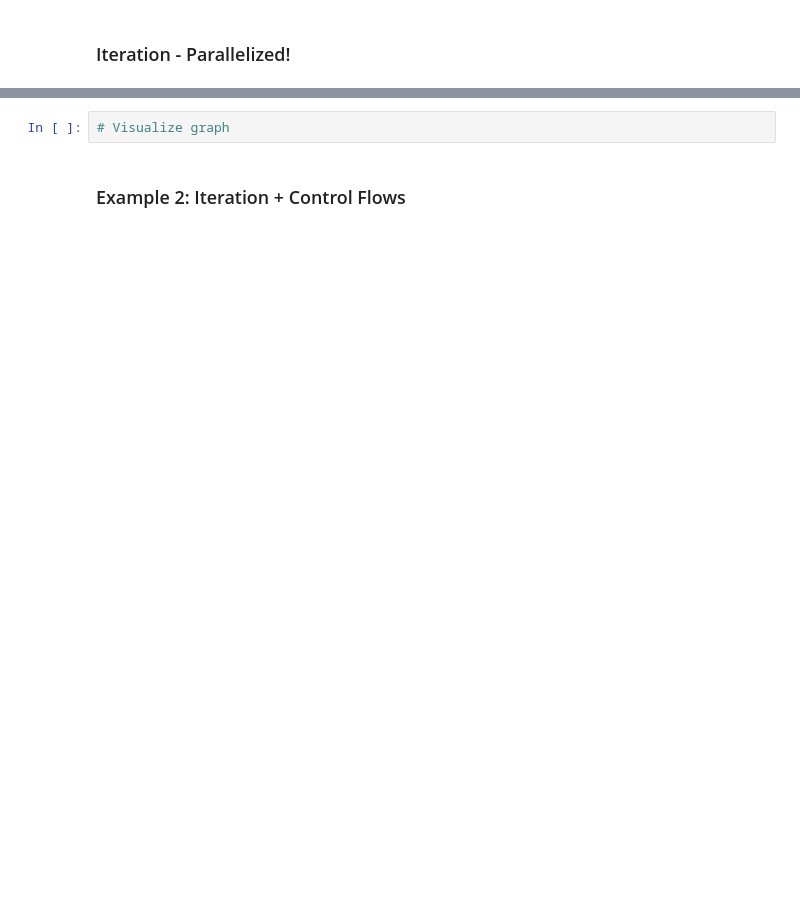
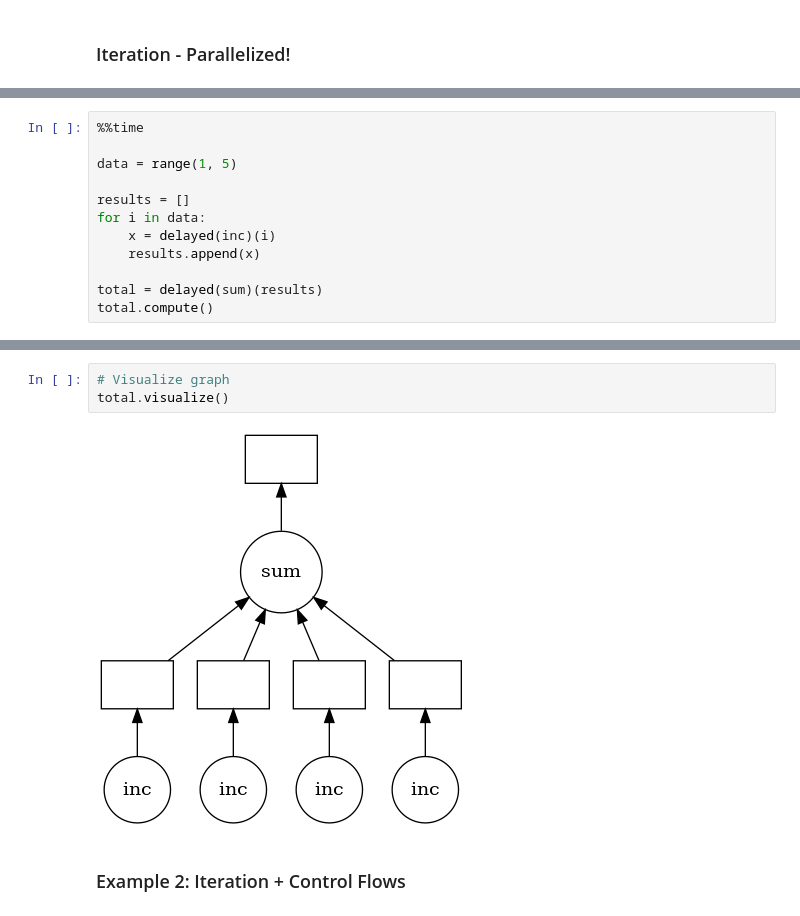
Before and after one commit to dyerrington/ai-hands_on_with_dask_and_pandas, a Jupyter notebook: notebooks/02_intro-to-dask.ipynb, the cells around one changed output, grey strips where cells are left out. Drawn from its saved outputs; the diff is of its cells as text; blank space fills up the shorter version.

```diff
--- a/notebooks/02_intro-to-dask.ipynb
+++ b/notebooks/02_intro-to-dask.ipynb
@@ -108,0 +147,12 @@ total
+# %%
+%%time
+
+data = range(1, 5)
+
+results = []
+for i in data:
+    x = delayed(inc)(i)
+    results.append(x)
+
+total = delayed(sum)(results)
+total.compute()
@@ -109,5 +163,8 @@ total
 # %%
 # Visualize graph
+total.visualize()
+# %% [output]
+[figure, added]
 # %% [markdown]
 ### Example 2: Iteration + Control Flows
 # %%
```
Also changed, not shown: parts of 17 cells of this notebook, 3 other files.
